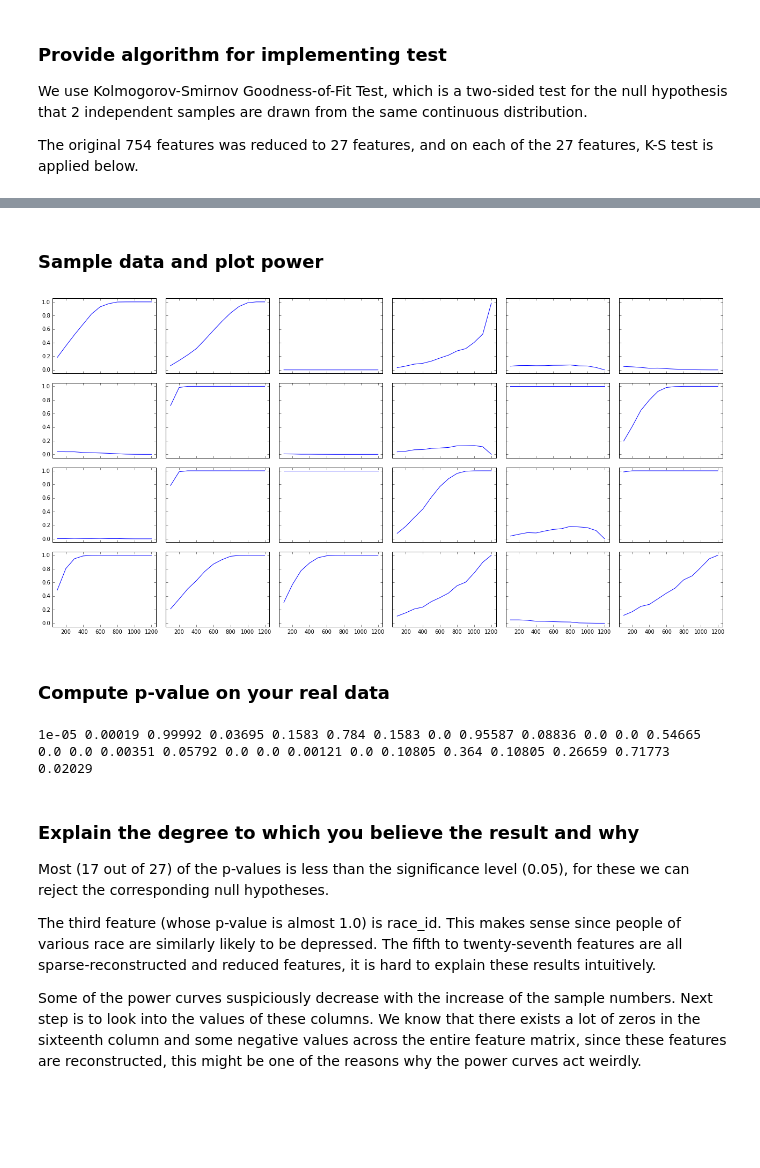
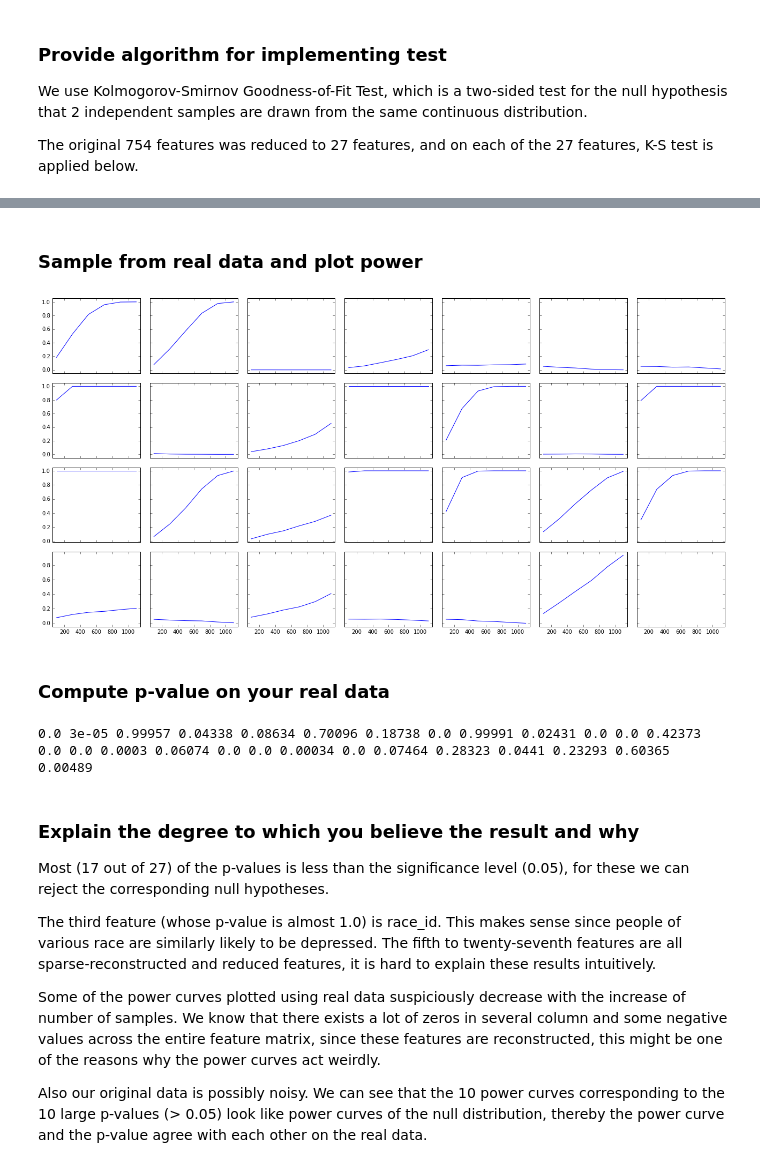
Before and after one commit to Upward-Spiral-Science/spect-team, a Jupyter notebook: Code/Assignment-4/Inferential_Depressed.ipynb, the cells around one changed output, grey strips where cells are left out. Cells and saved outputs as stored; diff of their text form; code cells hidden in the pictures; blank space fills up the shorter version.

Commit message:
add simulated pwr curves, fix fat-finger mistakes

```diff
--- a/Code/Assignment-4/Inferential_Depressed.ipynb
+++ b/Code/Assignment-4/Inferential_Depressed.ipynb
@@ -54,6 +133,7 @@ anderson_ksamp_test = lambda x: anderson_ksamp(x)[2]
+# %% [markdown]
+### Sample from real data and plot power
 # %%
 from skbio.stats.power import subsample_power
-from scipy.stats import anderson_ksamp
 
 # Computer power of a sub sample set
 def compute_sub_power(test, samples):
@@ -61,46 +141,42 @@ def compute_sub_power(test, samples):
                                    samples=samples,
                                    max_counts=1205,
                                    min_counts=100,
-                                   counts_interval=100,
-                                   draw_mode="matched",
+                                   counts_interval=200,
+                                   draw_mode="ind",
                                    alpha_pwr=0.05)
     return pwr, counts
-# %% [markdown]
-### Sample data and plot power
 # %%
 from mpl_toolkits.axes_grid1 import Grid
-import random
 
 plt.close('all')
 fig = plt.figure()
 fig.set_size_inches(18, 9)
 
-grid = Grid(fig, rect=111, nrows_ncols=(4, 6),
+grid = Grid(fig, rect=111, nrows_ncols=(4, 7),
             axes_pad=0.25, label_mode='L',
             )
 
 def plot_power(i, ax):
     a, b = depr[i], not_depr[i]
-    b = random.sample(b, len(a))
     samples = [np.array(a), np.array(b)]
     pwr, counts = compute_sub_power(ks_test, samples)
     ax.plot(counts, pwr.mean(0))
 
 for i, ax in enumerate(grid):
+    if i < 27:
         plot_power(i, ax)
         ax.title.set_visible(False)
 
 plt.tight_layout()
 # %% [output]
-[figure, old version]
+[figure, new version]
 # %% [markdown]
 ### Compute p-value on your real data
 # %%
 for a, b in zip(depr, not_depr):
-    b = random.sample(b, len(a))
     print round(ks_2samp(a, b)[1], 5),
 # %% [output]
-1e-05 0.00019 0.99992 0.03695 0.1583 0.784 0.1583 0.0 0.95587 0.08836 0.0 0.0 0.54665 0.0 0.0 0.00351 0.05792 0.0 0.0 0.00121 0.0 0.10805 0.364 0.10805 0.26659 0.71773 0.02029
+0.0 3e-05 0.99957 0.04338 0.08634 0.70096 0.18738 0.0 0.99991 0.02431 0.0 0.0 0.42373 0.0 0.0 0.0003 0.06074 0.0 0.0 0.00034 0.0 0.07464 0.28323 0.0441 0.23293 0.60365 0.00489
 # %% [markdown]
 ### Explain the degree to which you believe the result and why
 
@@ -108,4 +184,6 @@ Most (17 out of 27) of the p-values is less than the significance level (0.05),
 
 The third feature (whose p-value is almost 1.0) is race_id. This makes sense since people of various race are similarly likely to be depressed. The fifth to twenty-seventh features are all sparse-reconstructed and reduced features, it is hard to explain these results intuitively.
 
-Some of the power curves suspiciously decrease with the increase of the sample numbers. Next step is to look into the values of these columns. We know that there exists a lot of zeros in the sixteenth column and some negative values across the entire feature matrix, since these features are reconstructed, this might be one of the reasons why the power curves act weirdly.
+Some of the power curves plotted using real data suspiciously decrease with the increase of number of samples. We know that there exists a lot of zeros in several column and some negative values across the entire feature matrix, since these features are reconstructed, this might be one of the reasons why the power curves act weirdly.
+
+Also our original data is possibly noisy. We can see that the 10 power curves corresponding to the 10 large p-values (> 0.05) look like power curves of the null distribution, thereby the power curve and the p-value agree with each other on the real data.
```
Also changed, not shown: parts of 8 cells of this notebook.
